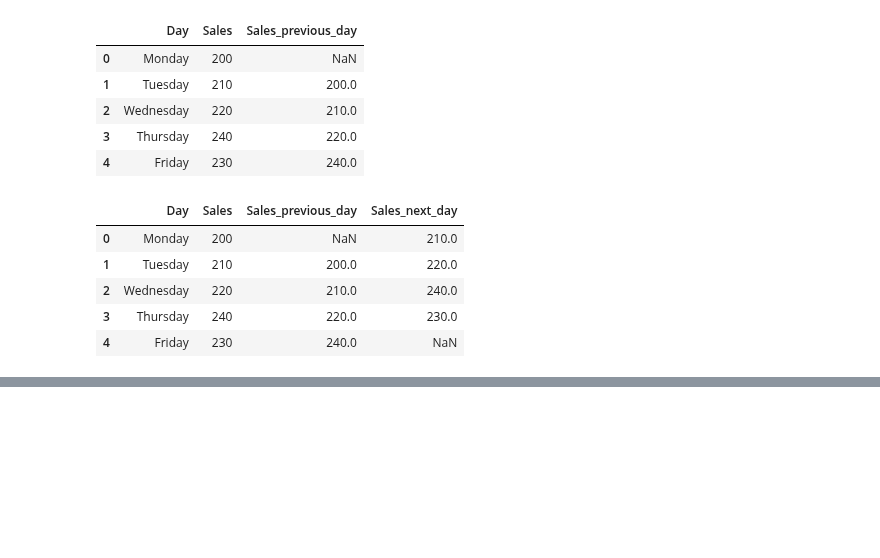
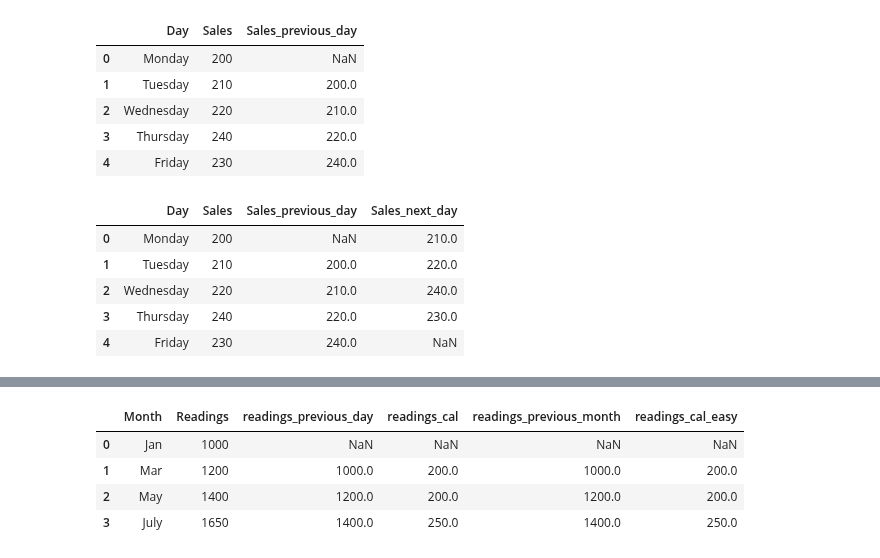
Before and after one commit to ramnagella/Demo, a Jupyter notebook: DA_Day10.ipynb, the cells around one changed output, grey strips where cells are left out. Cells and saved outputs as stored; diff of their text form; code cells hidden in the pictures; blank space fills up the shorter version.

```diff
--- a/DA_Day10.ipynb
+++ b/DA_Day10.ipynb
@@ -294,3 +294,8 @@ dfc
 | 2 | Wednesday | 220 | 210.0 | 240.0 |
 | 3 | Thursday | 240 | 220.0 | 230.0 |
 | 4 | Friday | 230 | 240.0 | NaN |
+# %%
+data={'Month':['Jan','Mar','May','July'],
+      'Readings':[1000,1200,1400,1650]}
+dfd=pd.DataFrame(data)
+dfd
@@ -296,0 +308,3 @@ dfc
+# %%
+dfd['readings_previous_month']=dfd['Readings'].shift(1)
+dfd
@@ -296,0 +317,3 @@ dfc
+# %%
+dfd['readings_cal']=dfd['Readings']-dfd['readings_previous_month']
+dfd
@@ -296,0 +326,9 @@ dfc
+# %%
+dfd['readings_cal_easy']=dfd['Readings'].diff()
+dfd
+# %% [output]
+|  | Month | Readings | readings_previous_day | readings_cal | readings_previous_month | readings_cal_easy |
+| 0 | Jan | 1000 | NaN | NaN | NaN | NaN |
+| 1 | Mar | 1200 | 1000.0 | 200.0 | 1000.0 | 200.0 |
+| 2 | May | 1400 | 1200.0 | 200.0 | 1200.0 | 200.0 |
+| 3 | July | 1650 | 1400.0 | 250.0 | 1400.0 | 250.0 |
```
Also changed, not shown: parts of 9 cells of this notebook.
